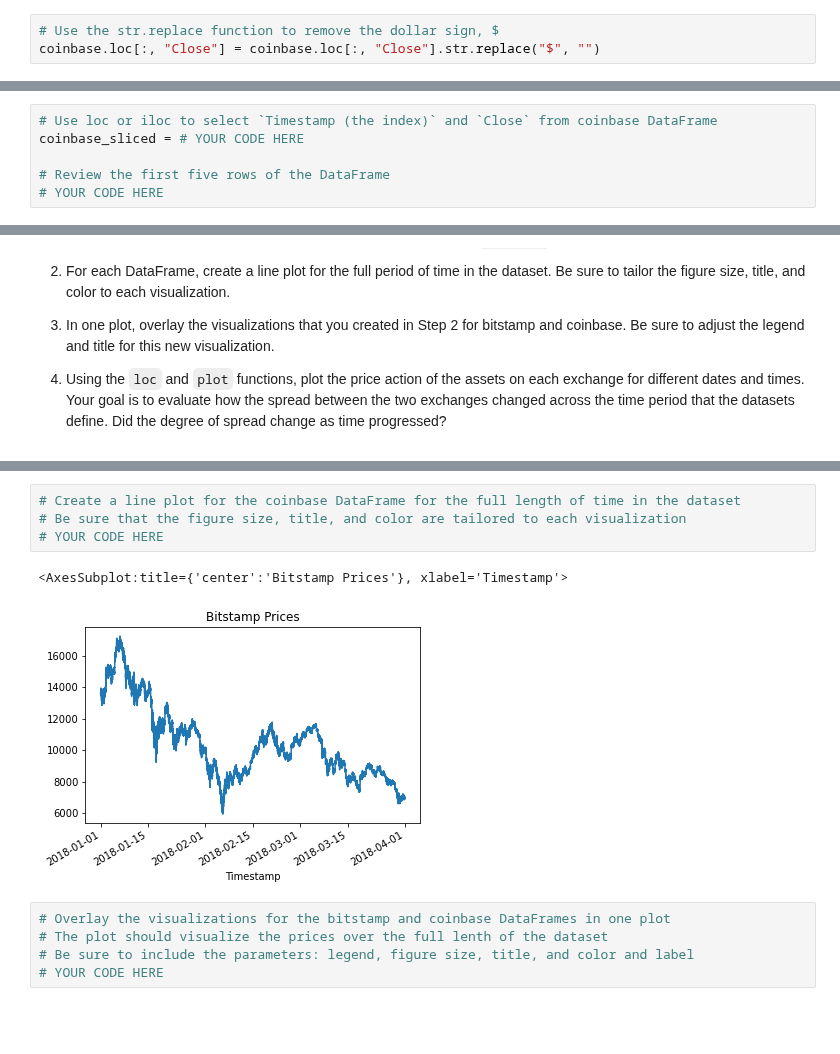
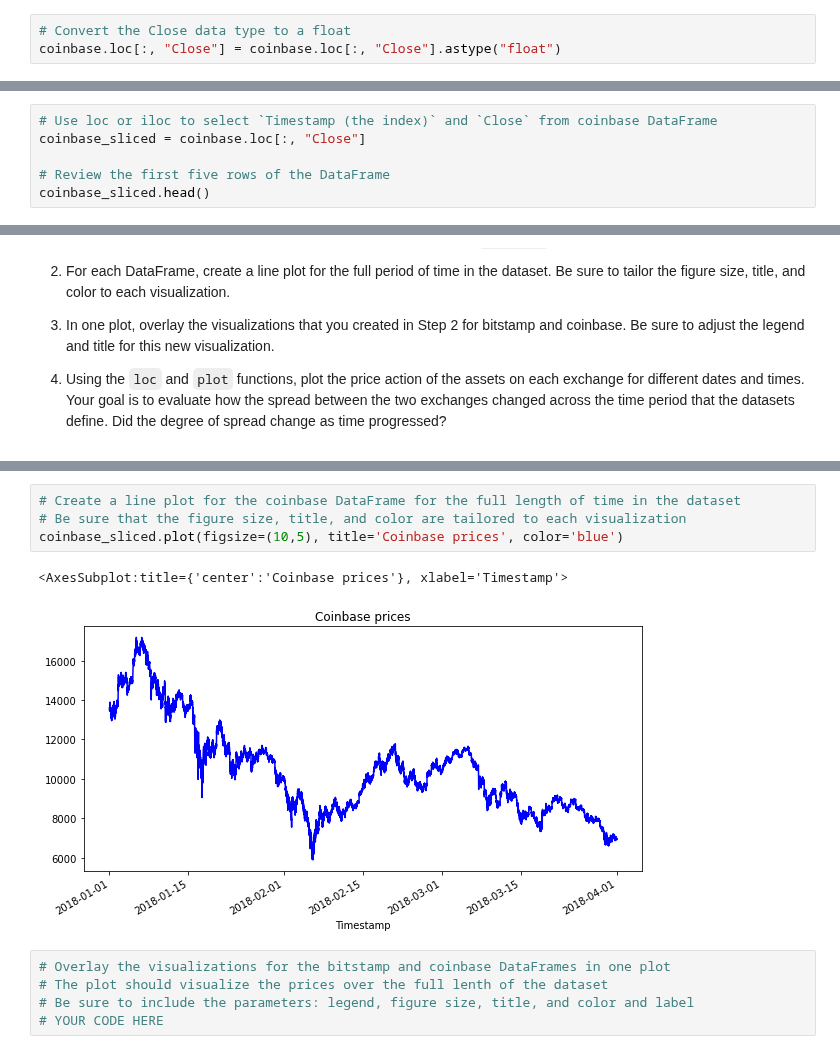
Before and after one commit to AquibaB/Arbitrage-strategies-BTC, a Jupyter notebook: crypto_arbitrage.ipynb, the cells around one changed output, grey strips where cells are left out. Drawn from its saved outputs; the diff is of its cells as text; blank space fills up the shorter version.

```diff
--- a/crypto_arbitrage.ipynb
+++ b/crypto_arbitrage.ipynb
@@ -155,7 +161,7 @@ coinbase.dropna()
 129322 rows × 7 columns
 # %%
-# Use the str.replace function to remove the dollar sign, $
-coinbase.loc[:, "Close"] = coinbase.loc[:, "Close"].str.replace("$", "")
+# Convert the Close data type to a float
+coinbase.loc[:, "Close"] = coinbase.loc[:, "Close"].astype("float")
 # %%
 # Convert Close data type to a float
 coinbase.loc[:, "Close"] = coinbase.loc[:, "Close"].astype("float")
@@ -213,7 +225,7 @@ SyntaxError: invalid syntax (<ipython-input-13-ab5d41f94356>, line 2)
 # %%
 # Use loc or iloc to select `Timestamp (the index)` and `Close` from coinbase DataFrame
-coinbase_sliced = # YOUR CODE HERE
+coinbase_sliced = coinbase.loc[:, "Close"]
 
 # Review the first five rows of the DataFrame
-# YOUR CODE HERE
+coinbase_sliced.head()
 # %% [output]
@@ -272,10 +284,10 @@ Sort through the time series data associated with the bitstamp and coinbase Data
 # %%
 # Create a line plot for the coinbase DataFrame for the full length of time in the dataset
 # Be sure that the figure size, title, and color are tailored to each visualization
-# YOUR CODE HERE
+coinbase_sliced.plot(figsize=(10,5), title='Coinbase prices', color='blue')
 # %% [output]
-<AxesSubplot:title={'center':'Bitstamp Prices'}, xlabel='Timestamp'>
+<AxesSubplot:title={'center':'Coinbase prices'}, xlabel='Timestamp'>
-[figure, old version]
+[figure, new version]
 # %%
 # Overlay the visualizations for the bitstamp and coinbase DataFrames in one plot
 # The plot should visualize the prices over the full lenth of the dataset
```
Also changed, not shown: parts of 7 cells of this notebook.
